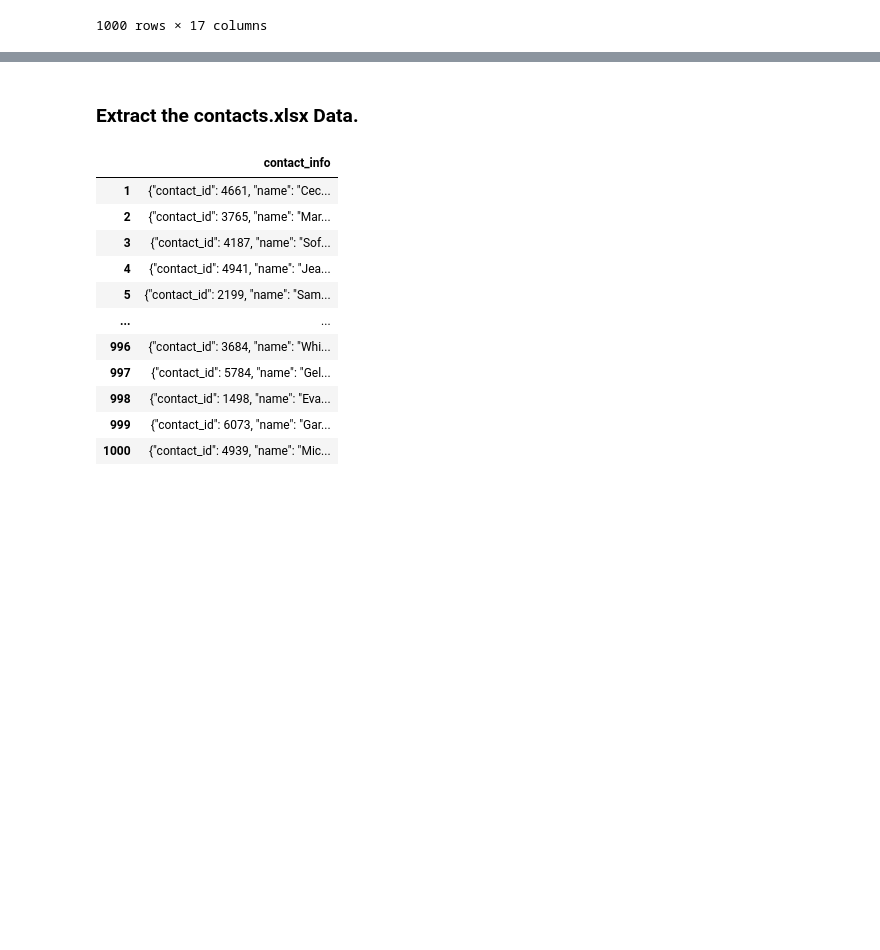
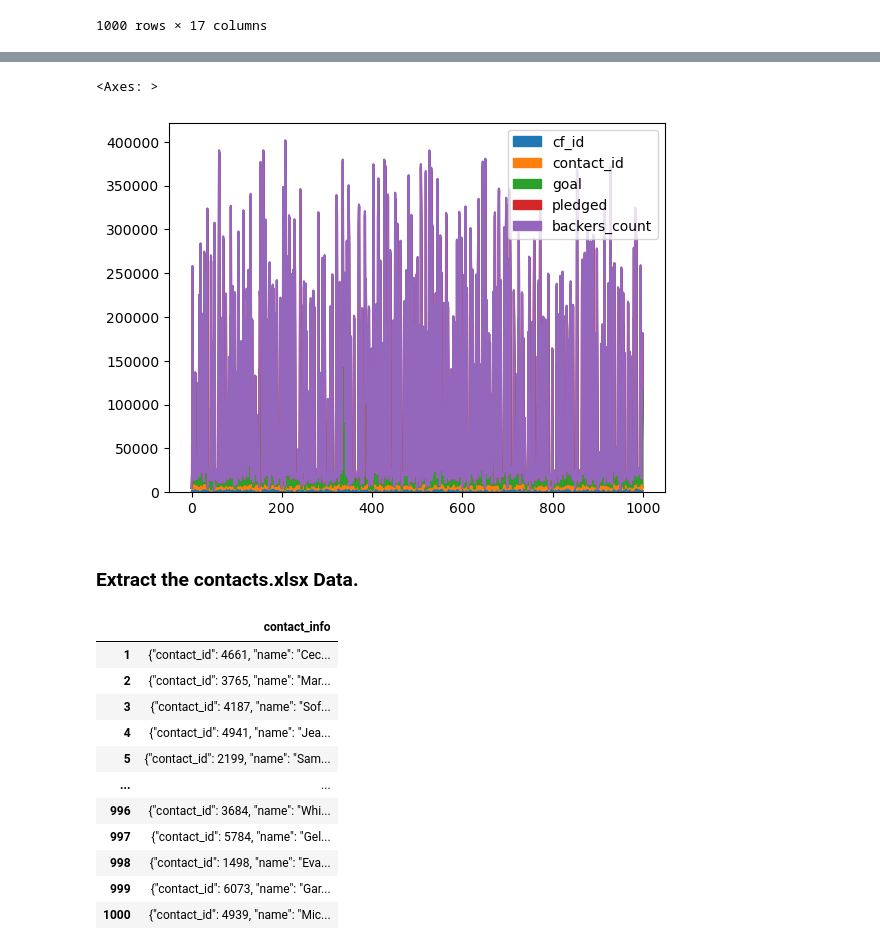
Before and after one commit to jhammans/Crowdfunding_ETL, a Jupyter notebook: ETL_Mini_Project_BBose.ipynb, the cells around one changed output, grey strips where cells are left out. Cells and saved outputs as stored; diff of their text form; code cells hidden in the pictures; blank space fills up the shorter version.

```diff
--- a/ETL_Mini_Project_BBose.ipynb
+++ b/ETL_Mini_Project_BBose.ipynb
@@ -308,7 +308,7 @@ campaign_merged_df.tail(10)
 | 999 | 1788 | 4939 | Hernandez, Norton and Kelley | Expanded eco-centric policy | 111100.0 | 62819.0 | canceled | 1122 | US | ... |
 # %%
 # Drop unwanted columns
-campaign_cleaned = campaign_merged_df.drop(columns=['category & sub-category','category','subcategory'])
+campaign_cleaned = campaign_merged_df.drop(columns=['category & sub-category','category','subcategory','staff_pick','spotlight'])
 campaign_cleaned
 # %% [output]
 |  | cf_id | contact_id | company_name | description | goal | pledged | outcome | backers_count | country | ... |
@@ -327,6 +327,11 @@ campaign_cleaned
 # %%
 # Export the DataFrame as a CSV file.
 campaign_cleaned.to_csv("Resources/campaign.csv", index=False)
+# %%
+campaign_cleaned.plot(kind='area')
+# %% [output]
+<Axes: >
+[figure, added]
 # %% [markdown]
 ### Extract the contacts.xlsx Data.
 # %%
```
Also changed, not shown: parts of 3 cells of this notebook, 12 other files.
